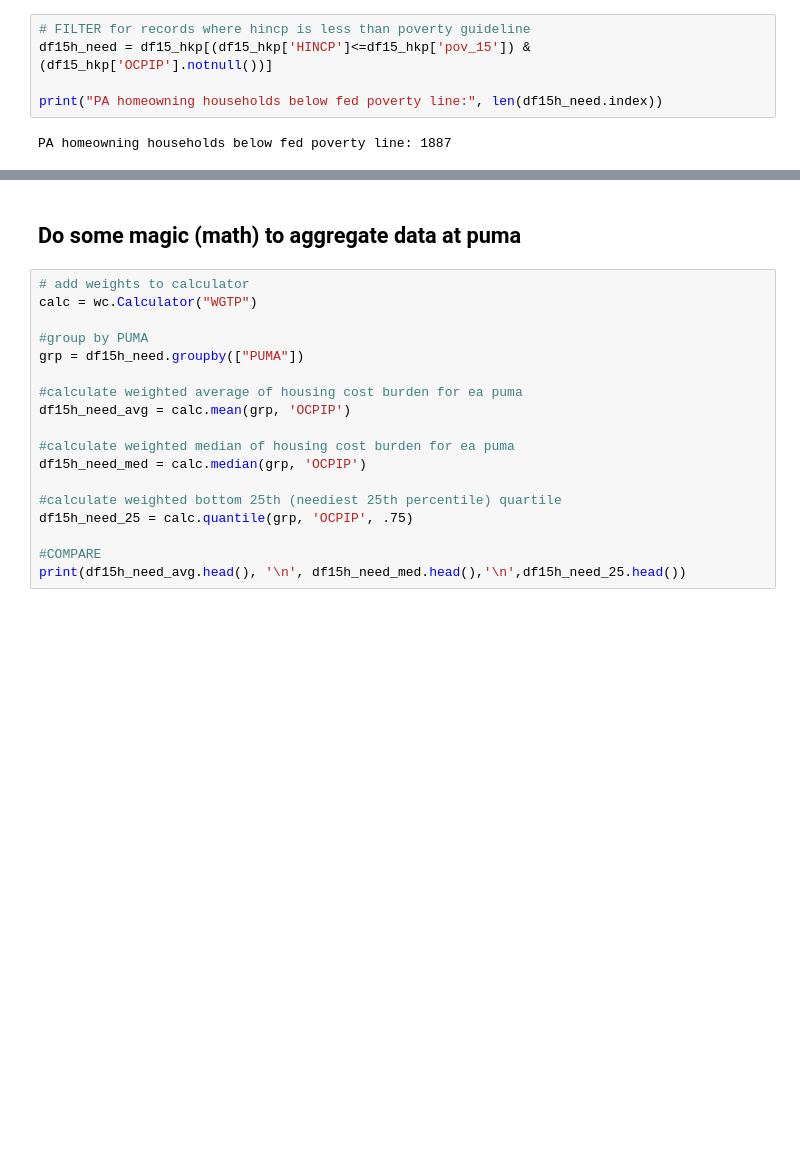
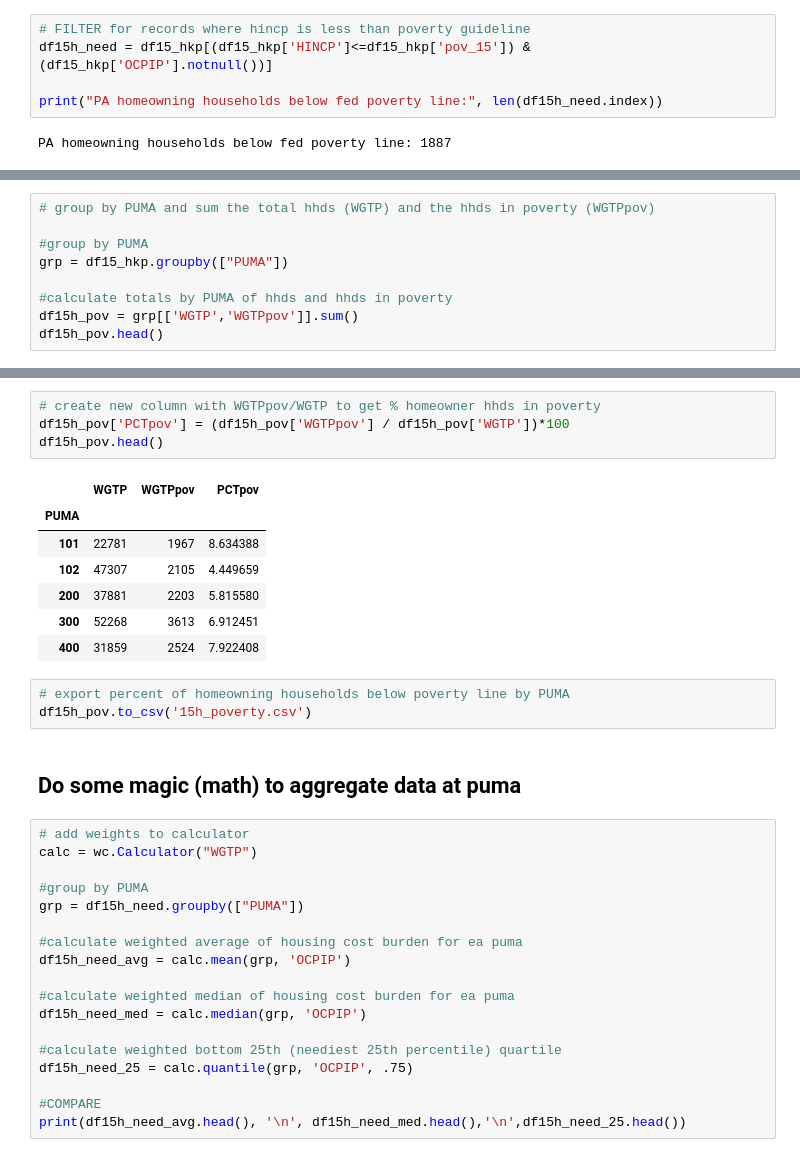
Before and after one commit to epkh/bigdataproject, a Jupyter notebook: acs15_1yr_poverty_income.ipynb, the cells around one changed output, grey strips where cells are left out. Cells and saved outputs as stored; diff of their text form; blank space fills up the shorter version.

```diff
--- a/acs15_1yr_poverty_income.ipynb
+++ b/acs15_1yr_poverty_income.ipynb
@@ -263,0 +338,9 @@ PA homeowning households below fed poverty line: 1887
+# %%
+# group by PUMA and sum the total hhds (WGTP) and the hhds in poverty (WGTPpov)
+
+#group by PUMA
+grp = df15_hkp.groupby(["PUMA"])
+
+#calculate totals by PUMA of hhds and hhds in poverty
+df15h_pov = grp[['WGTP','WGTPpov']].sum()
+df15h_pov.head()
@@ -264,3 +355,18 @@ PA homeowning households below fed poverty line: 1887
+# %%
+# create new column with WGTPpov/WGTP to get % homeowner hhds in poverty
+df15h_pov['PCTpov'] = (df15h_pov['WGTPpov'] / df15h_pov['WGTP'])*100
+df15h_pov.head()
+# %% [output]
+|  | WGTP | WGTPpov | PCTpov |
+| PUMA |  |  |  |
+| 101 | 22781 | 1967 | 8.634388 |
+| 102 | 47307 | 2105 | 4.449659 |
+| 200 | 37881 | 2203 | 5.815580 |
+| 300 | 52268 | 3613 | 6.912451 |
+| 400 | 31859 | 2524 | 7.922408 |
+# %%
+# export percent of homeowning households below poverty line by PUMA
+df15h_pov.to_csv('15h_poverty.csv')
 # %% [markdown]
 ## Do some magic (math) to aggregate data at puma
 # %%
```
Also changed, not shown: parts of 8 cells of this notebook, 2 other files.
